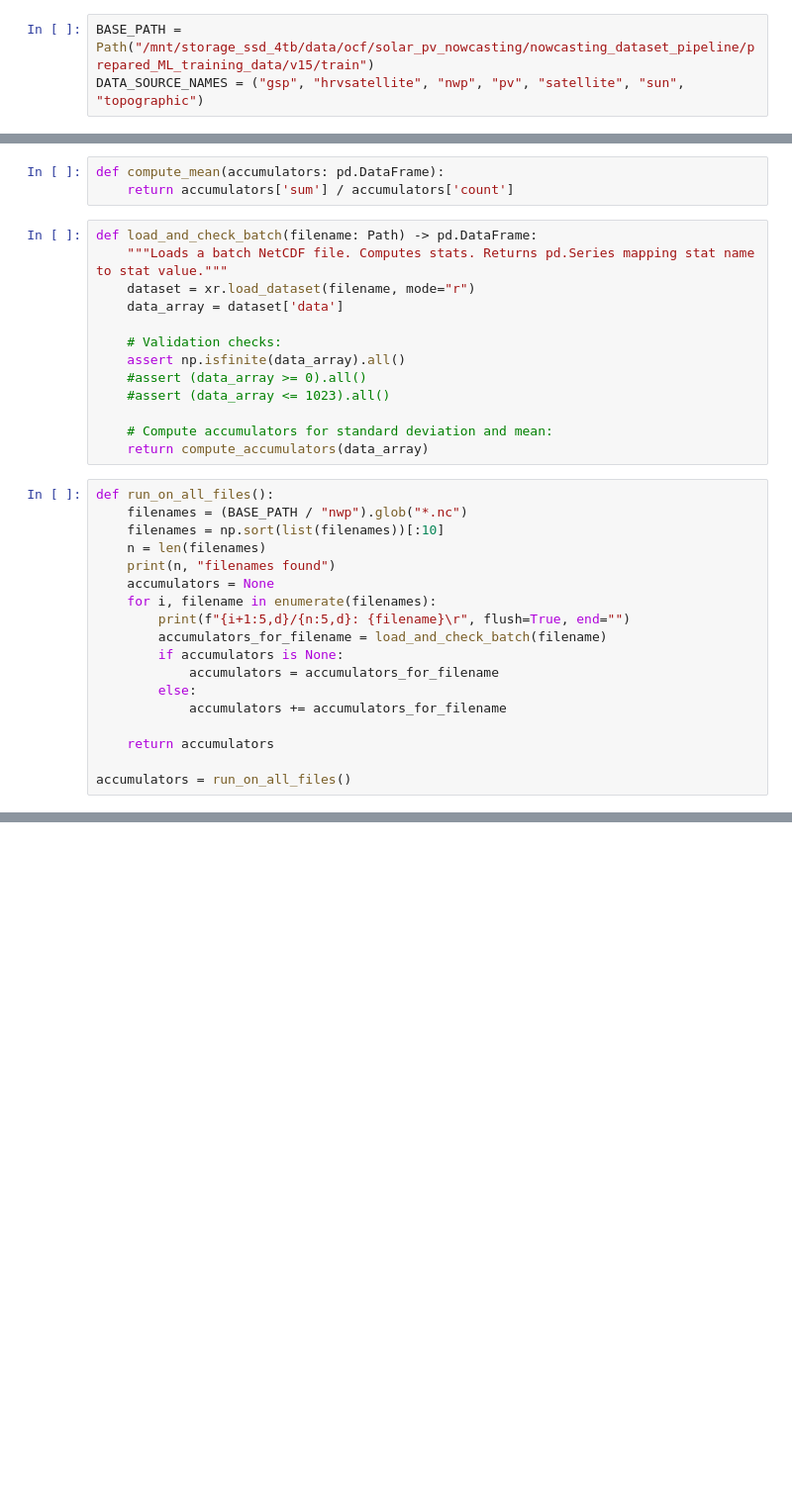
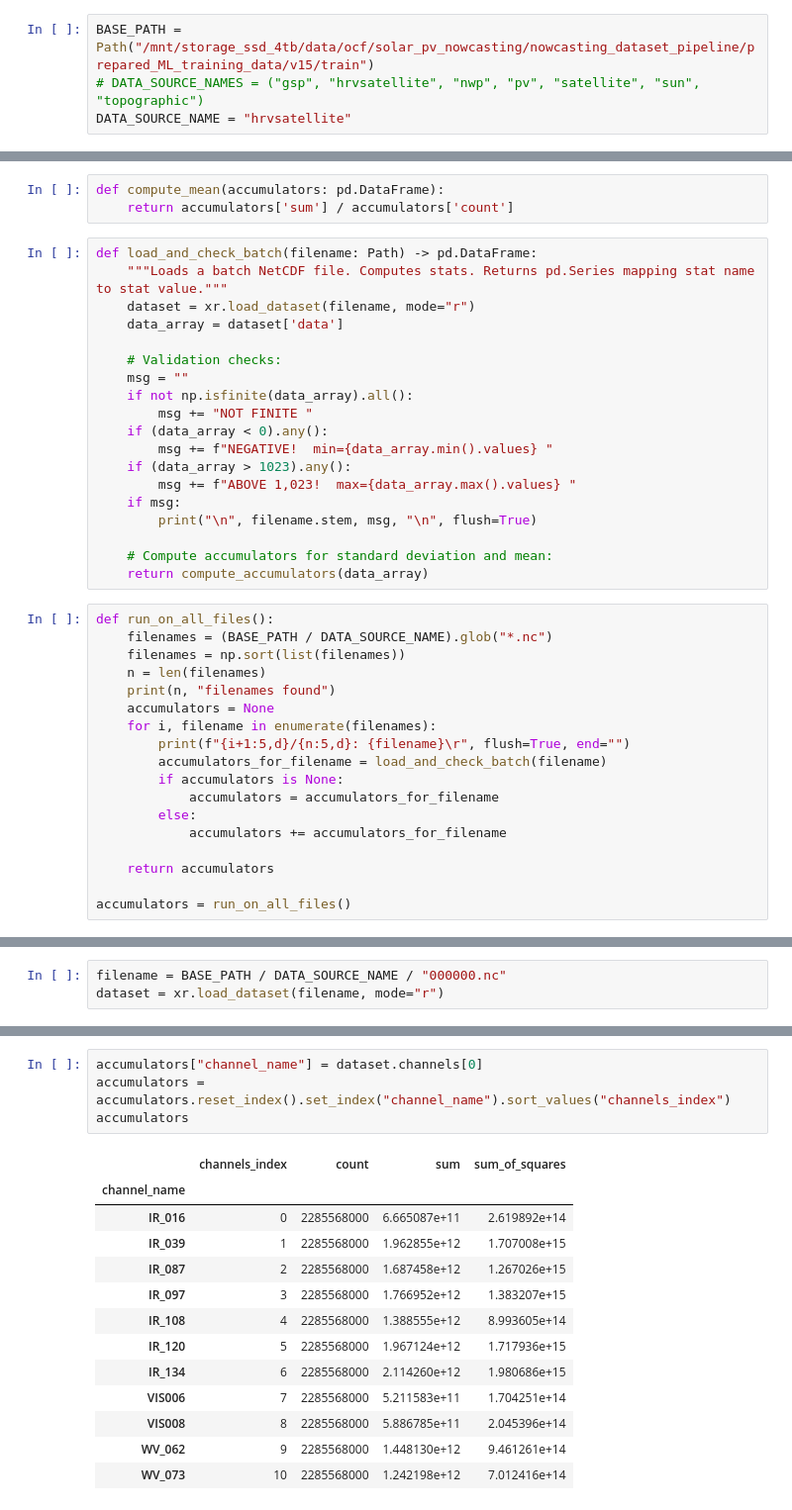
Before and after one commit to openclimatefix/nowcasting_dataset, a Jupyter notebook: notebooks/compute_stats_from_batches.ipynb, the cells around one changed output, grey strips where cells are left out. Shown at 99% size. Saved outputs shown, nothing was run; the diff lists cells and outputs as text; blank space fills up the shorter version.

```diff
--- a/notebooks/compute_stats_from_batches.ipynb
+++ b/notebooks/compute_stats_from_batches.ipynb
@@ -5,7 +14,8 @@ import pandas as pd
 import numpy as np
 # %%
 BASE_PATH = Path("/mnt/storage_ssd_4tb/data/ocf/solar_pv_nowcasting/nowcasting_dataset_pipeline/prepared_ML_training_data/v15/train")
-DATA_SOURCE_NAMES = ("gsp", "hrvsatellite", "nwp", "pv", "satellite", "sun", "topographic")
+# DATA_SOURCE_NAMES = ("gsp", "hrvsatellite", "nwp", "pv", "satellite", "sun", "topographic")
+DATA_SOURCE_NAME = "hrvsatellite"
 # %%
 def compute_accumulators(data_array: xr.DataArray) -> pd.DataFrame:
     dims_to_aggregate_over = set(data_array.dims) - set(['channels_index'])
@@ -35,16 +45,22 @@ def load_and_check_batch(filename: Path) -> pd.DataFrame:
     data_array = dataset['data']
 
     # Validation checks:
-    assert np.isfinite(data_array).all()
-    #assert (data_array >= 0).all()
-    #assert (data_array <= 1023).all()
+    msg = ""
+    if not np.isfinite(data_array).all():
+        msg += "NOT FINITE "
+    if (data_array < 0).any():
+        msg += f"NEGATIVE!  min={data_array.min().values} "
+    if (data_array > 1023).any():
+        msg += f"ABOVE 1,023!  max={data_array.max().values} "
+    if msg:
+        print("\n", filename.stem, msg, "\n", flush=True)
 
     # Compute accumulators for standard deviation and mean:
     return compute_accumulators(data_array)
 # %%
 def run_on_all_files():
-    filenames = (BASE_PATH / "nwp").glob("*.nc")
-    filenames = np.sort(list(filenames))[:10]
+    filenames = (BASE_PATH / DATA_SOURCE_NAME).glob("*.nc")
+    filenames = np.sort(list(filenames))
     n = len(filenames)
     print(n, "filenames found")
     accumulators = None
@@ -64,0 +102,3 @@ accumulators = run_on_all_files()
+# %%
+filename = BASE_PATH / DATA_SOURCE_NAME / "000000.nc"
+dataset = xr.load_dataset(filename, mode="r")
@@ -65 +113,19 @@ accumulators = run_on_all_files()
+# %%
+accumulators["channel_name"] = dataset.channels[0]
+accumulators = accumulators.reset_index().set_index("channel_name").sort_values("channels_index")
+accumulators
+# %% [output]
+|  | channels_index | count | sum | sum_of_squares |
+| channel_name |  |  |  |  |
+| IR_016 | 0 | 2285568000 | 6.665087e+11 | 2.619892e+14 |
+| IR_039 | 1 | 2285568000 | 1.962855e+12 | 1.707008e+15 |
+| IR_087 | 2 | 2285568000 | 1.687458e+12 | 1.267026e+15 |
+| IR_097 | 3 | 2285568000 | 1.766952e+12 | 1.383207e+15 |
+| IR_108 | 4 | 2285568000 | 1.388555e+12 | 8.993605e+14 |
+| IR_120 | 5 | 2285568000 | 1.967124e+12 | 1.717936e+15 |
+| IR_134 | 6 | 2285568000 | 2.114260e+12 | 1.980686e+15 |
+| VIS006 | 7 | 2285568000 | 5.211583e+11 | 1.704251e+14 |
+| VIS008 | 8 | 2285568000 | 5.886785e+11 | 2.045396e+14 |
+| WV_062 | 9 | 2285568000 | 1.448130e+12 | 9.461261e+14 |
+| WV_073 | 10 | 2285568000 | 1.242198e+12 | 7.012416e+14 |
 # %%
```
Also changed, not shown: parts of 8 cells of this notebook, 1 other file.
